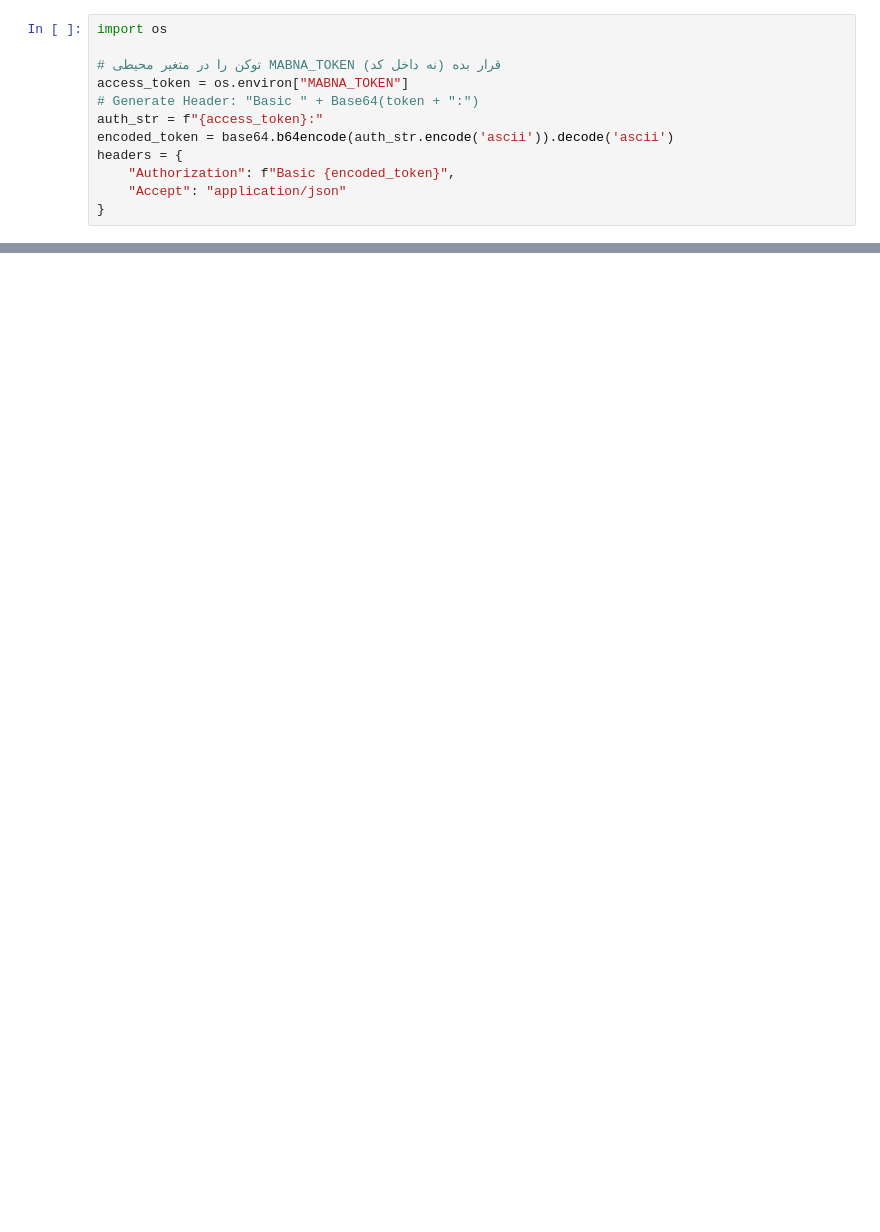
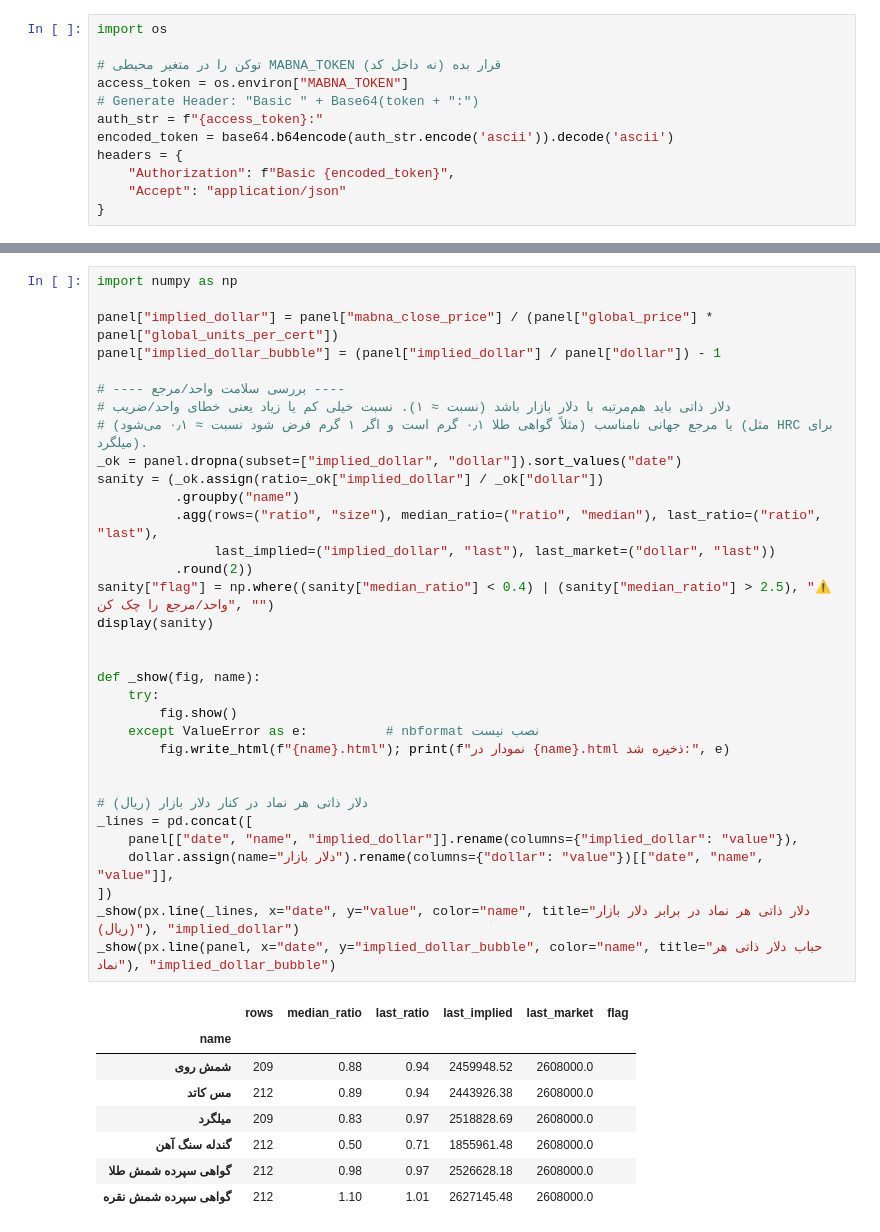
Before and after one commit to HoseinAhmadi97/kala-portfolio, a Jupyter notebook: main.ipynb, the cells around one changed output, grey strips where cells are left out. Cells and saved outputs as stored; diff of their text form; blank space fills up the shorter version.

```diff
--- a/main.ipynb
+++ b/main.ipynb
@@ -132,0 +735,42 @@ retrative_read_data(url = "https://v1.db.api.mabnadp.com/exchange/intradaytrades
+# %%
+import numpy as np
+
+panel["implied_dollar"] = panel["mabna_close_price"] / (panel["global_price"] * panel["global_units_per_cert"])
+panel["implied_dollar_bubble"] = (panel["implied_dollar"] / panel["dollar"]) - 1
+
+# ---- بررسی سلامت واحد/مرجع ----
+# دلار ذاتی باید هم‌مرتبه با دلار بازار باشد (نسبت ≈ ۱). نسبت خیلی کم یا زیاد یعنی خطای واحد/ضریب
+# (مثلاً گواهی طلا ۰٫۱ گرم است و اگر ۱ گرم فرض شود نسبت ≈ ۰٫۱ می‌شود) یا مرجع جهانی نامناسب (مثل HRC برای میلگرد).
+_ok = panel.dropna(subset=["implied_dollar", "dollar"]).sort_values("date")
+sanity = (_ok.assign(ratio=_ok["implied_dollar"] / _ok["dollar"])
+          .groupby("name")
+          .agg(rows=("ratio", "size"), median_ratio=("ratio", "median"), last_ratio=("ratio", "last"),
+               last_implied=("implied_dollar", "last"), last_market=("dollar", "last"))
+          .round(2))
+sanity["flag"] = np.where((sanity["median_ratio"] < 0.4) | (sanity["median_ratio"] > 2.5), "⚠ واحد/مرجع را چک کن", "")
+display(sanity)
+
+
+def _show(fig, name):
+    try:
+        fig.show()
+    except ValueError as e:          # nbformat نصب نیست
+        fig.write_html(f"{name}.html"); print(f"نمودار در {name}.html ذخیره شد:", e)
+
+
+# دلار ذاتی هر نماد در کنار دلار بازار (ریال)
+_lines = pd.concat([
+    panel[["date", "name", "implied_dollar"]].rename(columns={"implied_dollar": "value"}),
+    dollar.assign(name="دلار بازار").rename(columns={"dollar": "value"})[["date", "name", "value"]],
+])
+_show(px.line(_lines, x="date", y="value", color="name", title="دلار ذاتی هر نماد در برابر دلار بازار (ریال)"), "implied_dollar")
+_show(px.line(panel, x="date", y="implied_dollar_bubble", color="name", title="حباب دلار ذاتی هر نماد"), "implied_dollar_bubble")
+# %% [output]
+|  | rows | median_ratio | last_ratio | last_implied | last_market | flag |
+| name |  |  |  |  |  |  |
+| شمش روی | 209 | 0.88 | 0.94 | 2459948.52 | 2608000.0 |  |
+| مس کاتد | 212 | 0.89 | 0.94 | 2443926.38 | 2608000.0 |  |
+| میلگرد | 209 | 0.83 | 0.97 | 2518828.69 | 2608000.0 |  |
+| گندله سنگ آهن | 212 | 0.50 | 0.71 | 1855961.48 | 2608000.0 |  |
+| گواهی سپرده شمش طلا | 212 | 0.98 | 0.97 | 2526628.18 | 2608000.0 |  |
+| گواهی سپرده شمش نقره | 212 | 1.10 | 1.01 | 2627145.48 | 2608000.0 |  |
```
Also changed, not shown: parts of 18 cells of this notebook.
